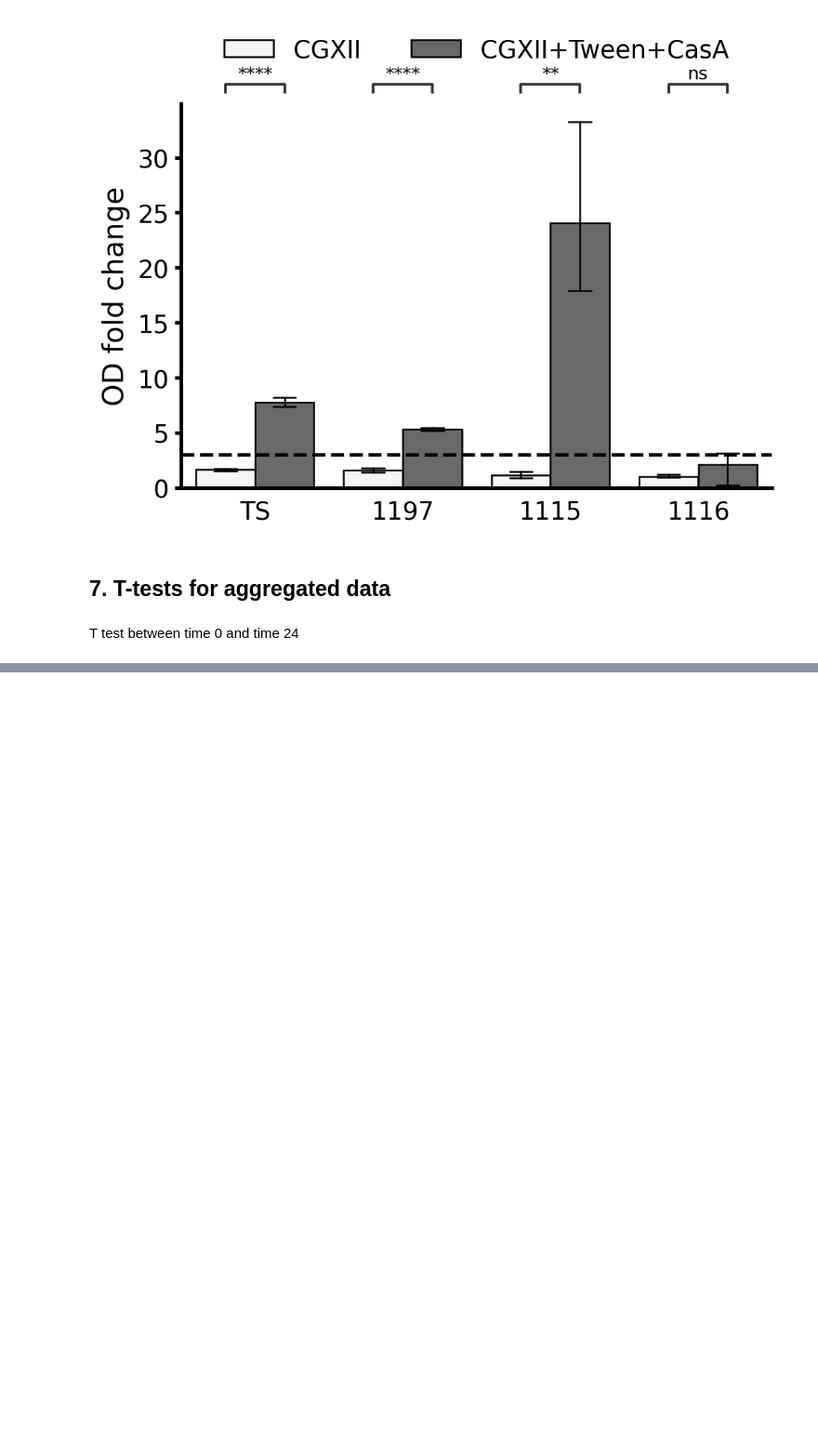
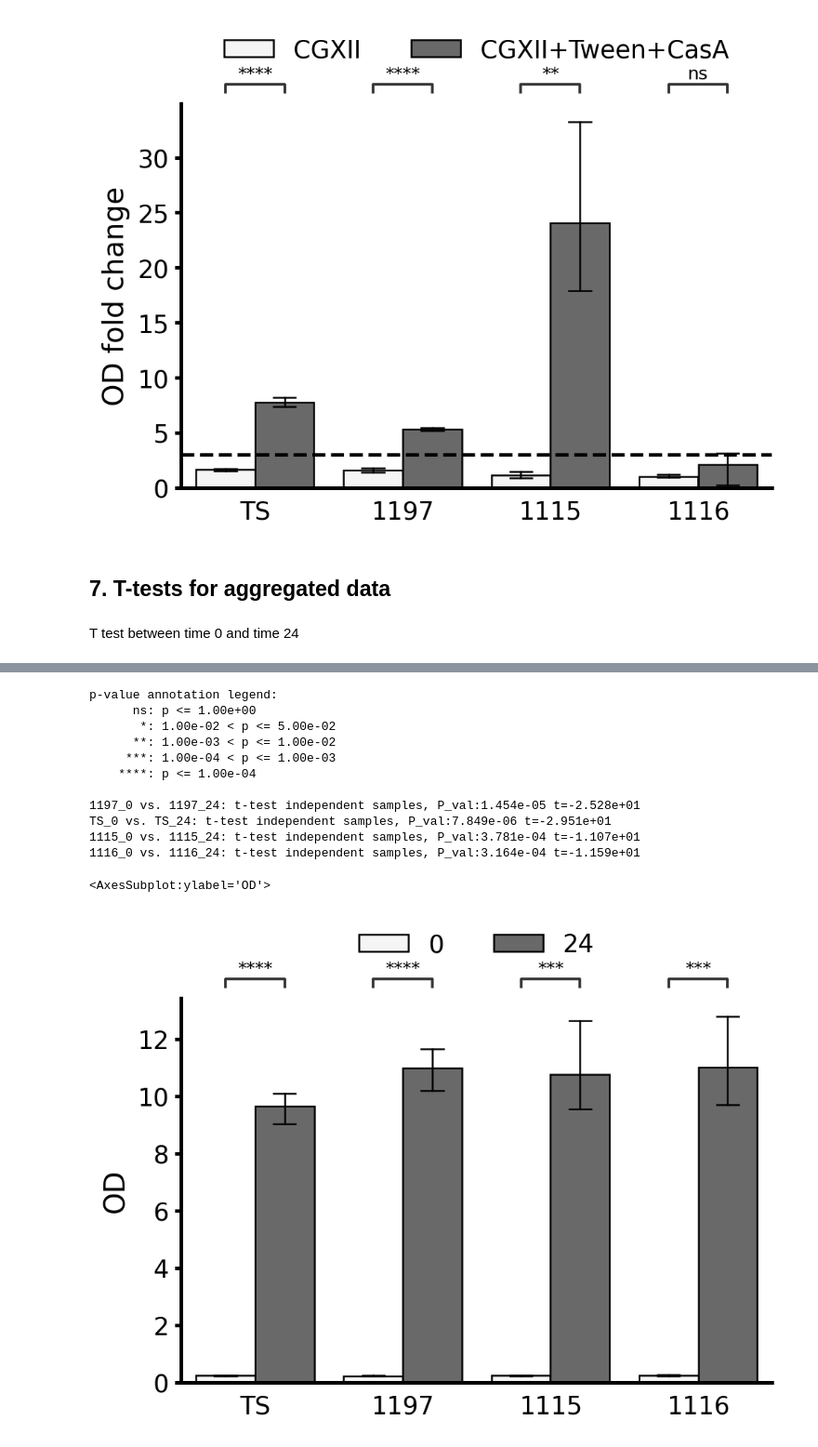
Before and after one commit to draeger-lab/C_striatum_wetlab, a Jupyter notebook: binary_growth_phenotypes/code/binary_eval.ipynb, the cells around one changed output, grey strips where cells are left out. Shown at 93% size. Cells and saved outputs as stored; diff of their text form; code cells hidden in the pictures; blank space fills up the shorter version.

Commit message:
aggregation of all binary data #7

```diff
--- a/binary_growth_phenotypes/code/binary_eval.ipynb
+++ b/binary_growth_phenotypes/code/binary_eval.ipynb
@@ -80,7 +80,7 @@ change
 
 Now that we prepared the DataFrame, we can use `seaborn` and `statsannotator` to make nice barcharts with significance bars.
 # %%
-def create_barplot_stats(data, x, y, hue, hue_order, pair1=None, pair2=None):
+def create_barplot_stats(data, x, y, hue, hue_order, pair1=None, pair2=None, fold=True):
     strains = STRAINS_LAB.values()
 
     ### barplot with errorbars ###
@@ -109,7 +109,8 @@ def create_barplot_stats(data, x, y, hue, hue_order, pair1=None, pair2=None):
     #ax.legend(title=None, ncol=2)
     sns.move_legend(ax, "lower center", bbox_to_anchor=(.5, 1.05), ncol=3, title=None, frameon=False)
     ax.tick_params(bottom=False)
-    ax.axhline(3, linestyle='dashed', color='k')
+    if fold:
+        ax.axhline(3, linestyle='dashed', color='k')
     ax.set_xlabel(None)
 
     return ax
@@ -1280,0 +1339,22 @@ test[test['group1']=='CGXII']
+# %%
+data = pd.read_csv('../data/agg/LB_OD.csv')
+data = data[data['short'] == 'LB']
+x = 'strain'
+y = 'OD'
+hue = 'time'
+hue_order = [0, 24]
+create_barplot_stats(data, x, y, hue, hue_order, fold=False)
+# %% [output]
+p-value annotation legend:
+      ns: p <= 1.00e+00
+       *: 1.00e-02 < p <= 5.00e-02
+      **: 1.00e-03 < p <= 1.00e-02
+     ***: 1.00e-04 < p <= 1.00e-03
+    ****: p <= 1.00e-04
+
+1197_0 vs. 1197_24: t-test independent samples, P_val:1.454e-05 t=-2.528e+01
+TS_0 vs. TS_24: t-test independent samples, P_val:7.849e-06 t=-2.951e+01
+1115_0 vs. 1115_24: t-test independent samples, P_val:3.781e-04 t=-1.107e+01
+1116_0 vs. 1116_24: t-test independent samples, P_val:3.164e-04 t=-1.159e+01
+<AxesSubplot:ylabel='OD'>
+[figure, added]
```
Also changed, not shown: parts of 19 cells of this notebook, 12 other files.
